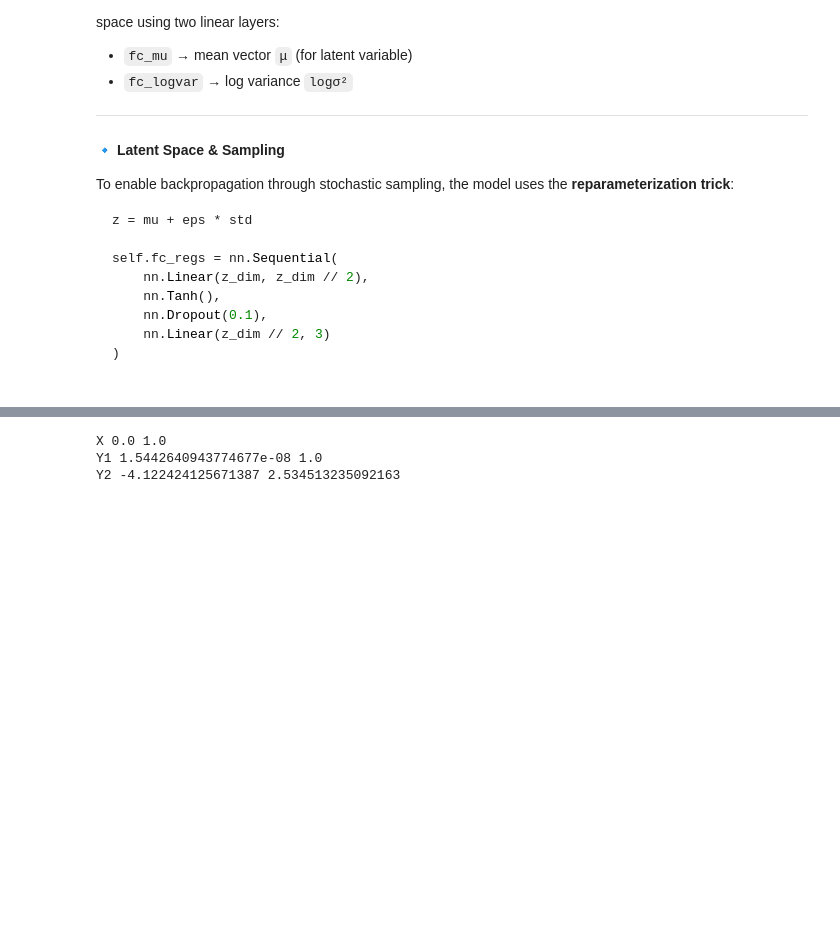
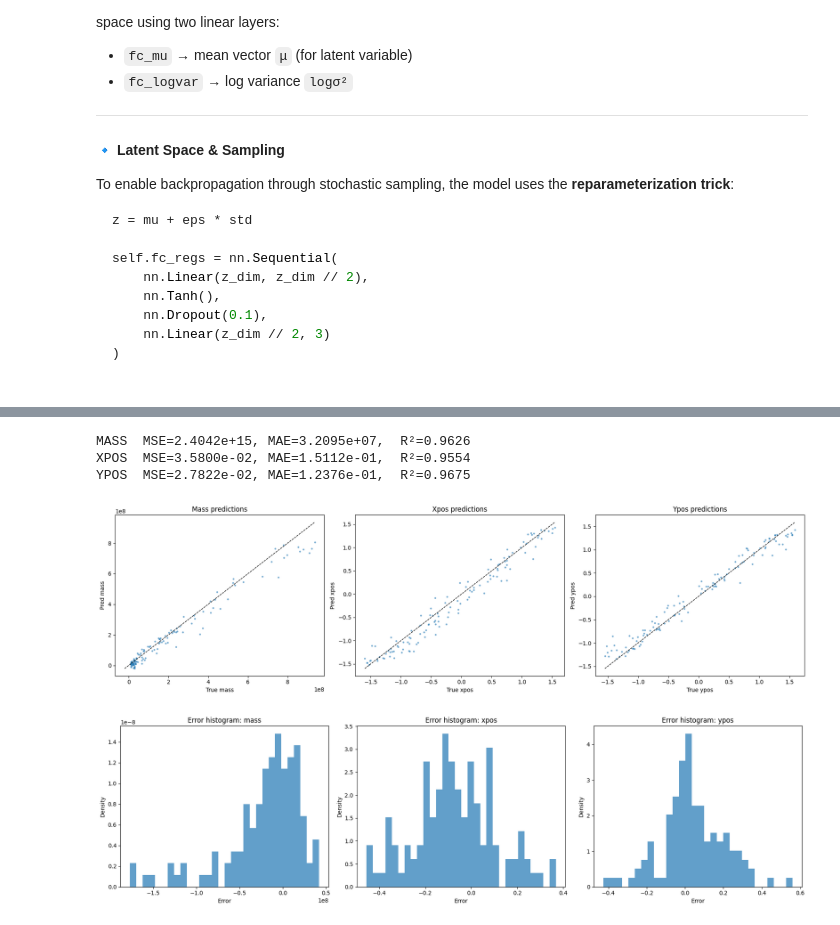
Before and after one commit to JuanDDiosRojas/PhD, a Jupyter notebook: Lenstronomy/VAE_LSST_2.ipynb, the cells around one changed output, grey strips where cells are left out. Saved outputs shown, nothing was run; the diff lists cells and outputs as text; code cells hidden in the pictures; blank space fills up the shorter version.

```diff
--- a/Lenstronomy/VAE_LSST_2.ipynb
+++ b/Lenstronomy/VAE_LSST_2.ipynb
@@ -785,8 +675,74 @@ plt.show()
 # %%
-print("X", X_train.min().item(), X_train.max().item())
-print("Y1", Y1_train.min().item(), Y1_train.max().item())
-print("Y2", Y2_train.min().item(), Y2_train.max().item())
+from sklearn.metrics import mean_squared_error, mean_absolute_error, r2_score
+
+# 1) Extrae medias y stds para desnormalizar
+mean_mxy = np.array([
+    norm_stats["mean_mass"],
+    norm_stats["mean_x"],
+    norm_stats["mean_y"]
+])
+std_mxy = np.array([
+    norm_stats["std_mass"],
+    norm_stats["std_x"],
+    norm_stats["std_y"]
+])
+
+# 2) Eval loop
+model.eval()
+all_pred = []
+all_true = []
+
+with torch.no_grad():
+    for x, y_s, y_d, mxy_true in test_loader:
+        x = x.to(device)
+        _, _, _, _, mxy_pred = model(x)
+        all_pred.append(mxy_pred.cpu().numpy())
+        all_true.append(mxy_true.numpy())
+
+# 3) Concatenar resultados
+all_pred = np.vstack(all_pred)  # shape (N, 3)
+all_true = np.vstack(all_true)
+
+# 4) Desnormalizar
+all_pred = all_pred * std_mxy + mean_mxy
+all_true = all_true * std_mxy + mean_mxy
+
+# 5) Métricas por variable
+names = ['mass', 'xpos', 'ypos']
+for i, name in enumerate(names):
+    y_t = all_true[:, i]
+    y_p = all_pred[:, i]
+    mse = mean_squared_error(y_t, y_p)
+    mae = mean_absolute_error(y_t, y_p)
+    r2  = r2_score(y_t, y_p)
+    print(f"{name.upper():>4}  MSE={mse:.4e}, MAE={mae:.4e},  R²={r2:.4f}")
+
+# 6) Scatter plots
+fig, axes = plt.subplots(1, 3, figsize=(18, 5))
+for i, name in enumerate(names):
+    axes[i].scatter(all_true[:, i], all_pred[:, i], s=5, alpha=0.5)
+    min_val = min(all_true[:, i].min(), all_pred[:, i].min())
+    max_val = max(all_true[:, i].max(), all_pred[:, i].max())
+    axes[i].plot([min_val, max_val], [min_val, max_val], 'k--', lw=1)
+    axes[i].set_xlabel(f"True {name}")
+    axes[i].set_ylabel(f"Pred {name}")
+    axes[i].set_title(f"{name.title()} predictions")
+plt.tight_layout()
+plt.show()
+
+# 7) Histogramas de error
+errors = all_pred - all_true
+fig, axes = plt.subplots(1, 3, figsize=(18, 5))
+for i, name in enumerate(names):
+    axes[i].hist(errors[:, i], bins=30, density=True, alpha=0.7)
+    axes[i].set_title(f"Error histogram: {name}")
+    axes[i].set_xlabel("Error")
+    axes[i].set_ylabel("Density")
+plt.tight_layout()
+plt.show()
 # %% [output]
-X 0.0 1.0
-Y1 1.5442640943774677e-08 1.0
-Y2 -4.122424125671387 2.534513235092163
+MASS  MSE=2.4042e+15, MAE=3.2095e+07,  R²=0.9626
+XPOS  MSE=3.5800e-02, MAE=1.5112e-01,  R²=0.9554
+YPOS  MSE=2.7822e-02, MAE=1.2376e-01,  R²=0.9675
+[figure, added]
+[figure, added]
```
Also changed, not shown: parts of 21 cells of this notebook, 2 other files.
